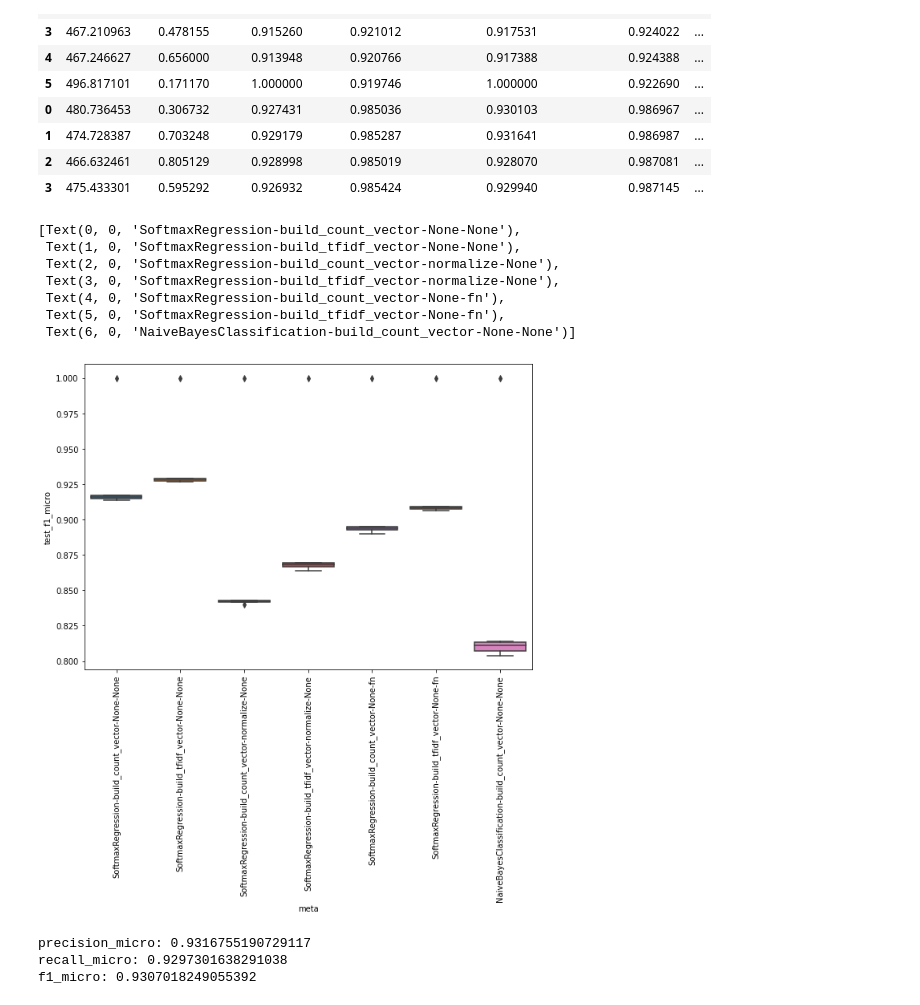
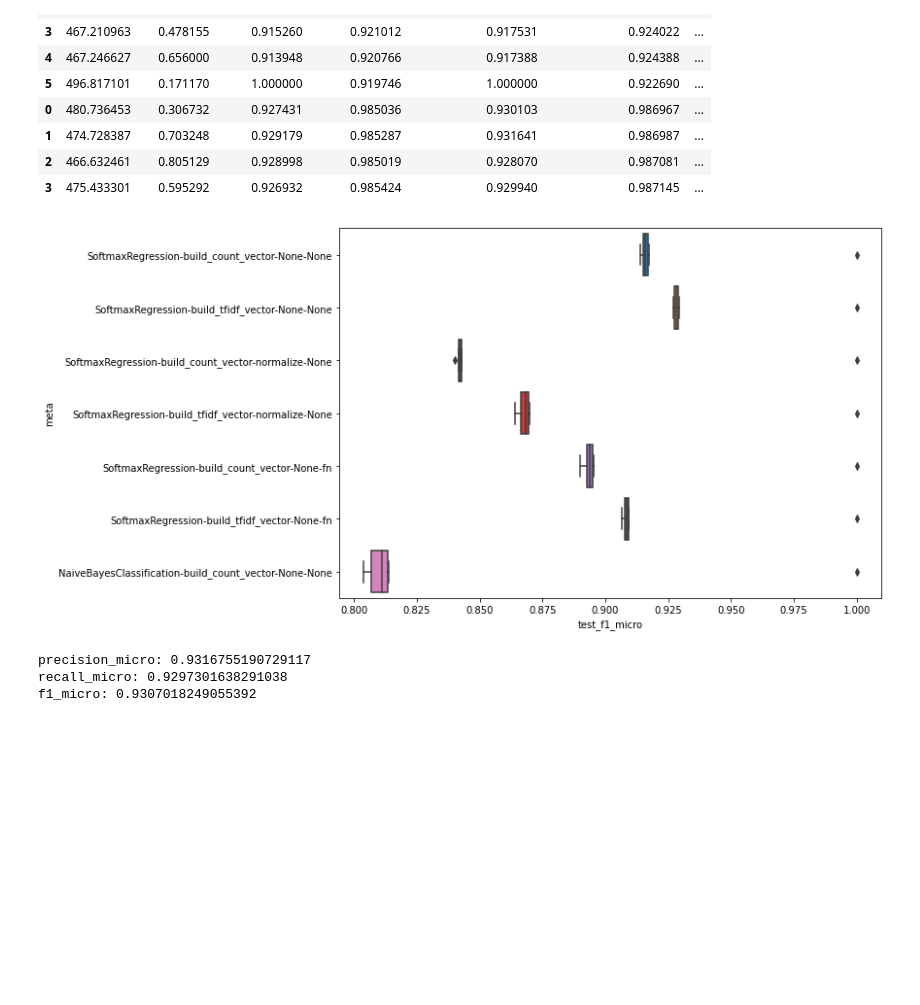
Before and after one commit to akurniawan/ICS5110-final, a Jupyter notebook: 06-Model Experiments All from Scratch 2.ipynb, the cells around one changed output. Saved outputs shown, nothing was run; the diff lists cells and outputs as text; code cells hidden in the pictures; blank space fills up the shorter version.

```diff
--- a/06-Model Experiments All from Scratch 2.ipynb
+++ b/06-Model Experiments All from Scratch 2.ipynb
@@ -468,20 +468,12 @@ analysis_df.head(10)
 # %%
 from matplotlib import pyplot
 import seaborn as sns
 
 a4_dims = (10, 7)
 fig, ax = pyplot.subplots(figsize=a4_dims)
-g = sns.boxplot(data=analysis_df, x="meta", y="test_f1_micro")
-g.set_xticklabels(labels=g.get_xticklabels(), rotation=90)
+g = sns.boxplot(data=analysis_df, x="test_f1_micro", y="meta")
 # %% [output]
-[Text(0, 0, 'SoftmaxRegression-build_count_vector-None-None'),
- Text(1, 0, 'SoftmaxRegression-build_tfidf_vector-None-None'),
- Text(2, 0, 'SoftmaxRegression-build_count_vector-normalize-None'),
- Text(3, 0, 'SoftmaxRegression-build_tfidf_vector-normalize-None'),
- Text(4, 0, 'SoftmaxRegression-build_count_vector-None-fn'),
- Text(5, 0, 'SoftmaxRegression-build_tfidf_vector-None-fn'),
- Text(6, 0, 'NaiveBayesClassification-build_count_vector-None-None')]
-[figure, old version]
+[figure, new version]
 # %%
 analysis_df.to_csv("all_scratch_performance.csv", index=False)
 # %%
```
Also changed, not shown: 2 other files.
